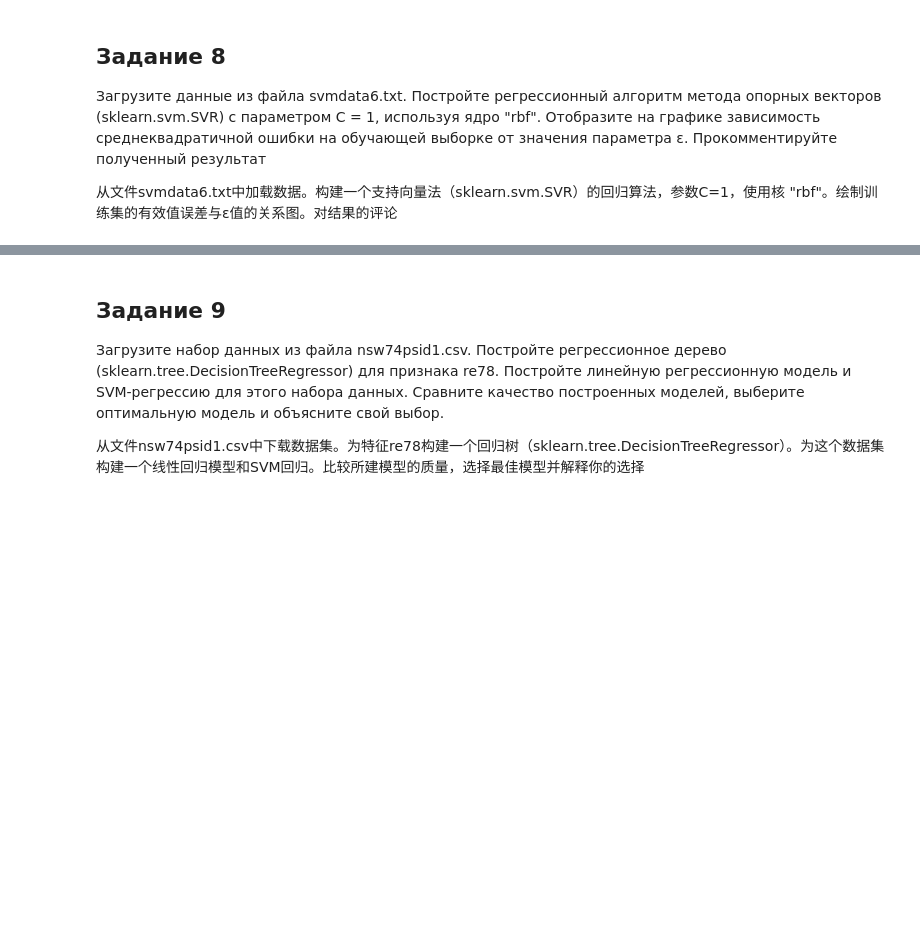
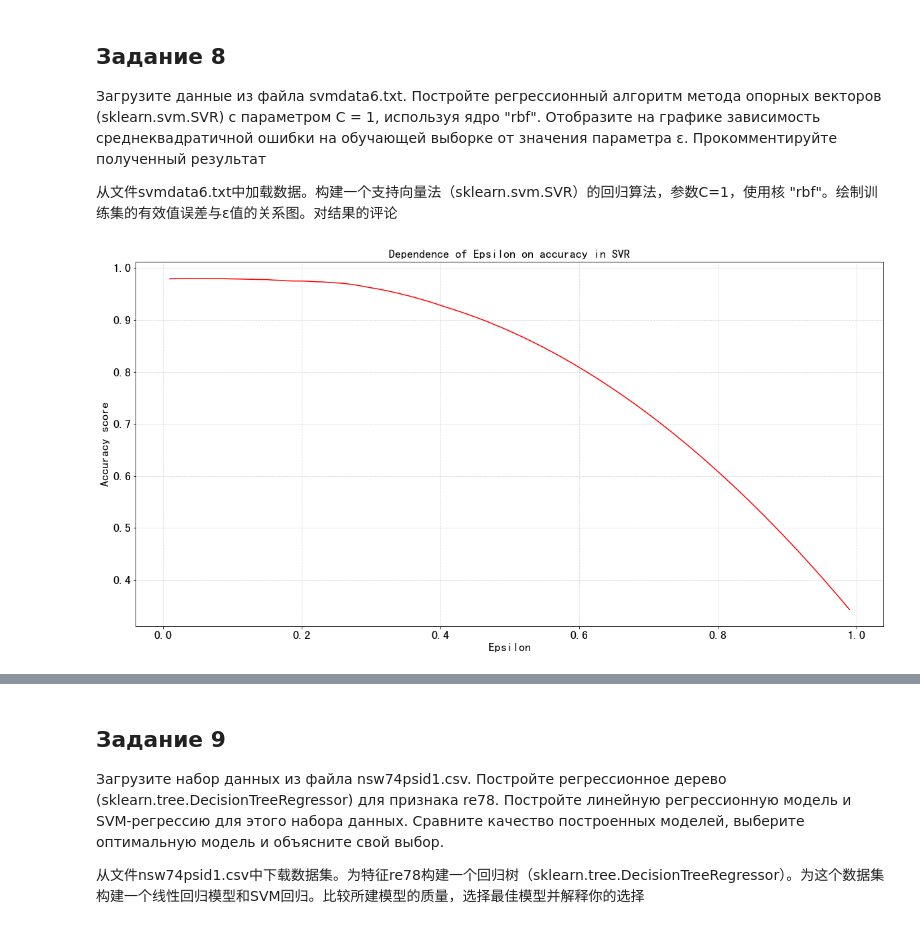
Before and after one commit to NekoSilverFox/Machine-learning, a Jupyter notebook: 150 - 回归算法 - SPbSTU - lab5/lab5 - 线性回归.ipynb, the cells around one changed output, grey strips where cells are left out. Saved outputs shown, nothing was run; the diff lists cells and outputs as text; code cells hidden in the pictures; blank space fills up the shorter version.

```diff
--- a/150 - 回归算法 - SPbSTU - lab5/lab5 - 线性回归.ipynb
+++ b/150 - 回归算法 - SPbSTU - lab5/lab5 - 线性回归.ipynb
@@ -461,3 +461,28 @@ Predict 40mil/h:  [139.43570339]
 Загрузите данные из файла svmdata6.txt. Постройте регрессионный алгоритм метода опорных векторов (sklearn.svm.SVR) с параметром C = 1, используя ядро "rbf". Отобразите на графике зависимость среднеквадратичной ошибки на обучающей выборке от значения параметра ε. Прокомментируйте полученный результат
 
 从文件svmdata6.txt中加载数据。构建一个支持向量法（sklearn.svm.SVR）的回归算法，参数C=1，使用核 "rbf"。绘制训练集的有效值误差与ε值的关系图。对结果的评论
+# %%
+import numpy as np
+import pandas as pd
+import matplotlib.pyplot as plt
+from sklearn.svm import SVR
+
+data = pd.read_csv('svmdata6.txt', sep='\t')
+arr_epsilon = np.arange(start=0.01, stop=1.0, step=0.01)
+arr_score = []
+for e in arr_epsilon:
+    estimator = SVR(epsilon=e, C=1, kernel='rbf')
+    estimator.fit(X=data[['X']], y=data['Y'])
+    score = estimator.score(X=data[['X']], y=data['Y'])
+    arr_score.append(score)
+
+plt.figure(figsize=(20, 10))
+plt.plot(arr_epsilon, arr_score, color='r')
+plt.title('Dependence of Epsilon on accuracy in SVR', size=18)
+plt.xlabel('Epsilon', size=18)
+plt.ylabel('Accuracy score', size=18)
+plt.grid(linestyle='--', alpha=0.5)
+plt.tick_params(labelsize=18)
+plt.show()
+# %% [output]
+[figure, added]
```
Also changed, not shown: parts of 1 cell of this notebook.
